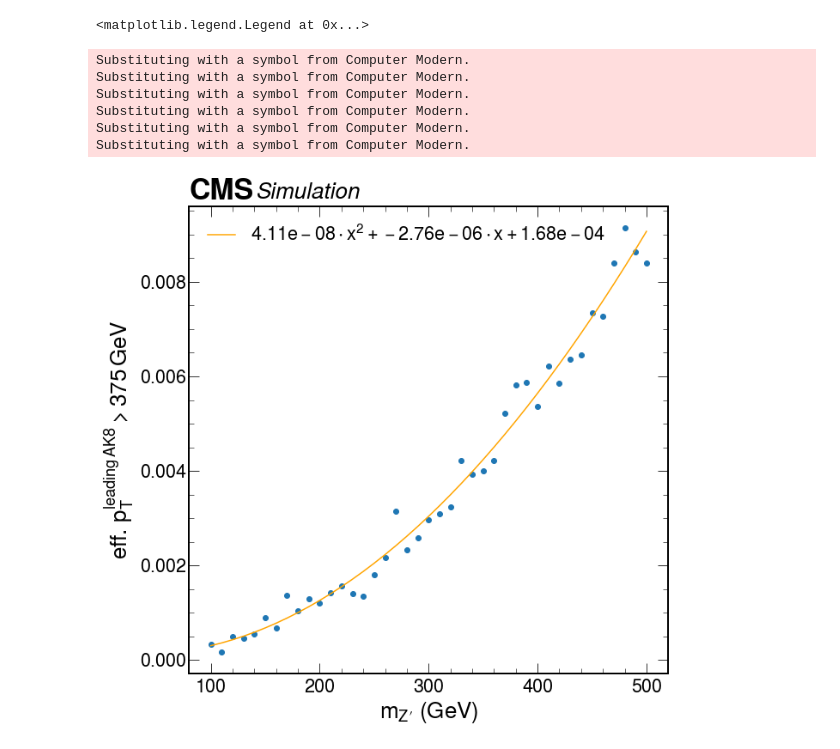
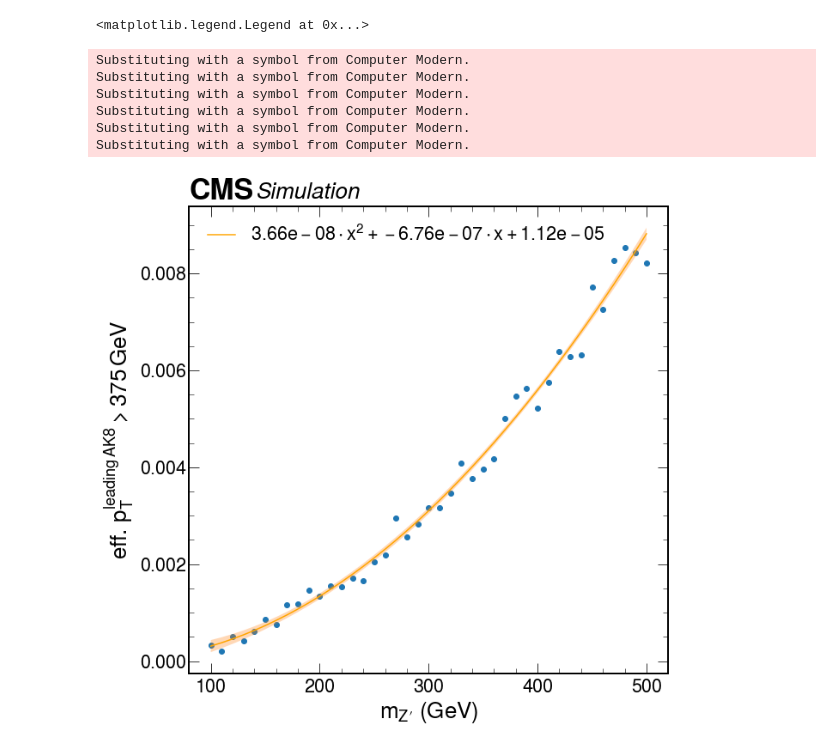
Before and after one commit to boostedsvj/matching_efficiencies, a Jupyter notebook: fit.ipynb, the cells around one changed output. Cells and saved outputs as stored; diff of their text form; code cells hidden in the pictures.

```diff
--- a/fit.ipynb
+++ b/fit.ipynb
@@ -29,22 +29,41 @@ Reading matching_eff_job_logs_Oct12.tar
+# %%
+mzs = mzs1
+genjetpt_eff = .5*(genjetpt_eff1+genjetpt_eff2)
+matching_eff = .5*(matching_eff1+matching_eff2)
+# %%
+def calc_errs(x, cov):
+    """Calculate err up and down per x value.
+    See https://stackoverflow.com/a/28528966
+    """
+    degree = cov.shape[0]
+    x_powers = np.vstack([x**i for i in range(degree-1, -1, -1)]).T
+    err = np.sqrt(np.diag(
+        np.dot(x_powers, np.dot(cov, x_powers.T))
+        ))
+    return err
 # %%
-fit = np.polyfit(mzs, genjetpt_eff, 2)
+fit, cov = np.polyfit(mzs, genjetpt_eff, 2, cov=True)
 f = np.poly1d(fit)
+y = f(mzs)
 
 fig = plt.figure()
 ax = fig.gca()
 ax.scatter(mzs, genjetpt_eff)
-ax.plot(mzs, f(mzs), c='orange', label=f'${fit[0]:.2e}\cdot x^{{2}}+{fit[1]:.2e}\cdot x+{fit[2]:.2e}$')
+ax.plot(mzs, y, c='orange', label=f'${fit[0]:.2e}\cdot x^{{2}}+{fit[1]:.2e}\cdot x+{fit[2]:.2e}$')
+err = calc_errs(mzs, cov)
+ax.fill_between(mzs, y-err, y+err, alpha=.3)
+
 mplhep.cms.text('Simulation')
 ax.set_ylabel(r'eff. $p^{leading\,AK8}_{T} > 375\,GeV$')
 ax.set_xlabel(r'$m_{Z\prime}$ (GeV)')
 ax.legend()
 # %% [output]
 <matplotlib.legend.Legend at 0x...>
 Substituting with a symbol from Computer Modern.
 Substituting with a symbol from Computer Modern.
 Substituting with a symbol from Computer Modern.
 Substituting with a symbol from Computer Modern.
 Substituting with a symbol from Computer Modern.
 Substituting with a symbol from Computer Modern.
-[figure, old version]
+[figure, new version]
 # %%
```
Also changed, not shown: parts of 4 cells of this notebook.
